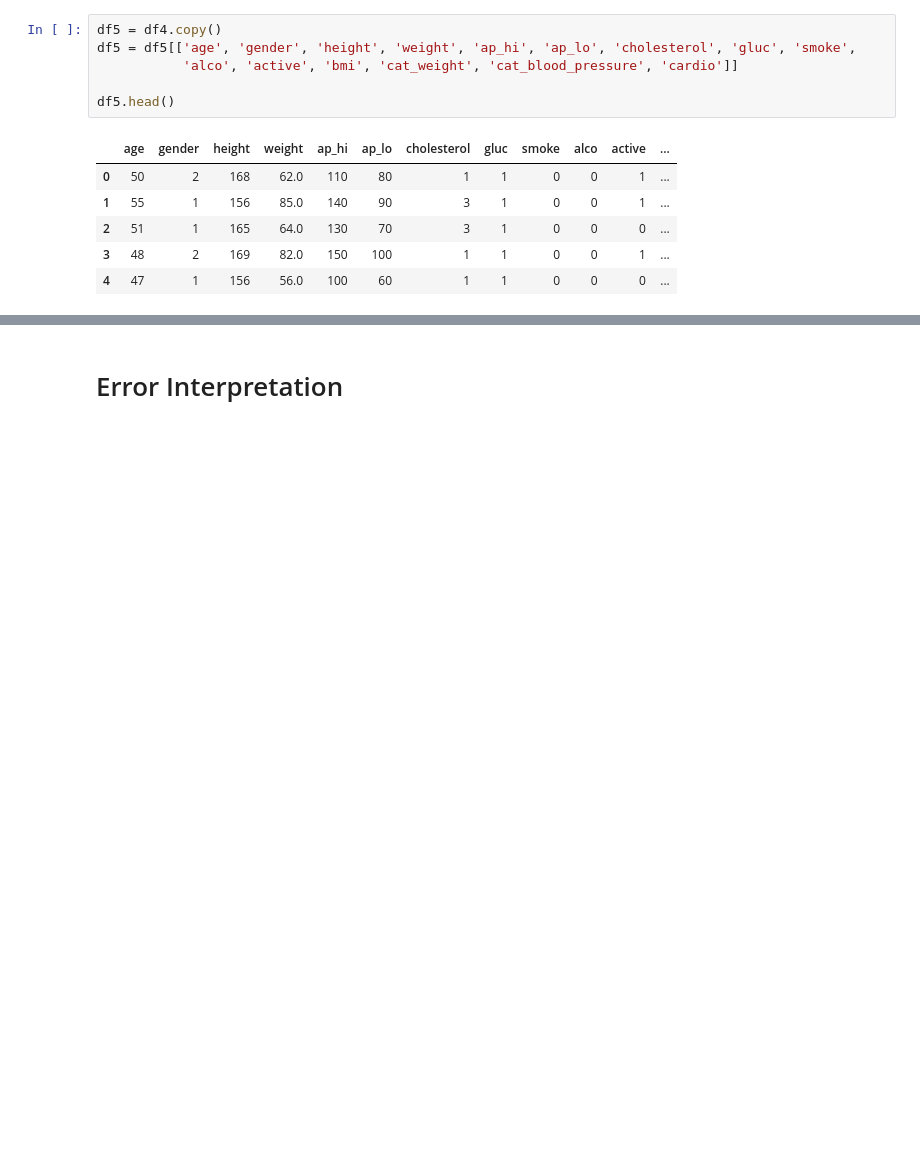
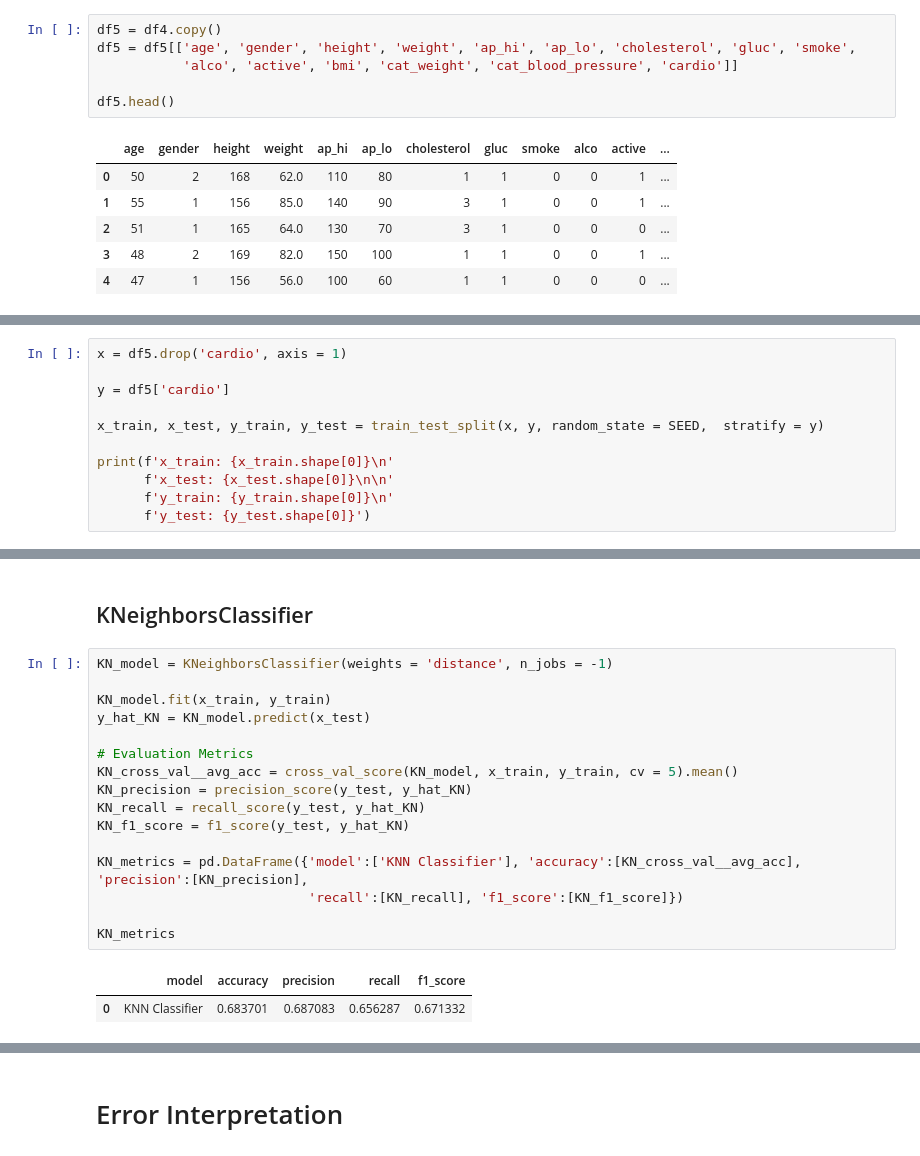
Before and after one commit to felipedmnq/Cardiac-disease-prediction, a Jupyter notebook: Notebooks/Cardiovascular_disease_prediction.ipynb, the cells around one changed output, grey strips where cells are left out. Cells and saved outputs as stored; diff of their text form; blank space fills up the shorter version.

```diff
--- a/Notebooks/Cardiovascular_disease_prediction.ipynb
+++ b/Notebooks/Cardiovascular_disease_prediction.ipynb
@@ -453,0 +453,11 @@ x.head()
+# %%
+x = df5.drop('cardio', axis = 1)
+
+y = df5['cardio']
+
+x_train, x_test, y_train, y_test = train_test_split(x, y, random_state = SEED,  stratify = y)
+
+print(f'x_train: {x_train.shape[0]}\n'
+      f'x_test: {x_test.shape[0]}\n\n'
+      f'y_train: {y_train.shape[0]}\n'
+      f'y_test: {y_test.shape[0]}')
@@ -455,0 +481,21 @@ x.head()
+# %% [markdown]
+## KNeighborsClassifier
+# %%
+KN_model = KNeighborsClassifier(weights = 'distance', n_jobs = -1)
+
+KN_model.fit(x_train, y_train)
+y_hat_KN = KN_model.predict(x_test)
+
+# Evaluation Metrics
+KN_cross_val__avg_acc = cross_val_score(KN_model, x_train, y_train, cv = 5).mean()
+KN_precision = precision_score(y_test, y_hat_KN)
+KN_recall = recall_score(y_test, y_hat_KN)
+KN_f1_score = f1_score(y_test, y_hat_KN)
+
+KN_metrics = pd.DataFrame({'model':['KNN Classifier'], 'accuracy':[KN_cross_val__avg_acc], 'precision':[KN_precision],
+                           'recall':[KN_recall], 'f1_score':[KN_f1_score]})
+
+KN_metrics
+# %% [output]
+|  | model | accuracy | precision | recall | f1_score |
+| 0 | KNN Classifier | 0.683701 | 0.687083 | 0.656287 | 0.671332 |
```
Also changed, not shown: parts of 30 cells of this notebook.
